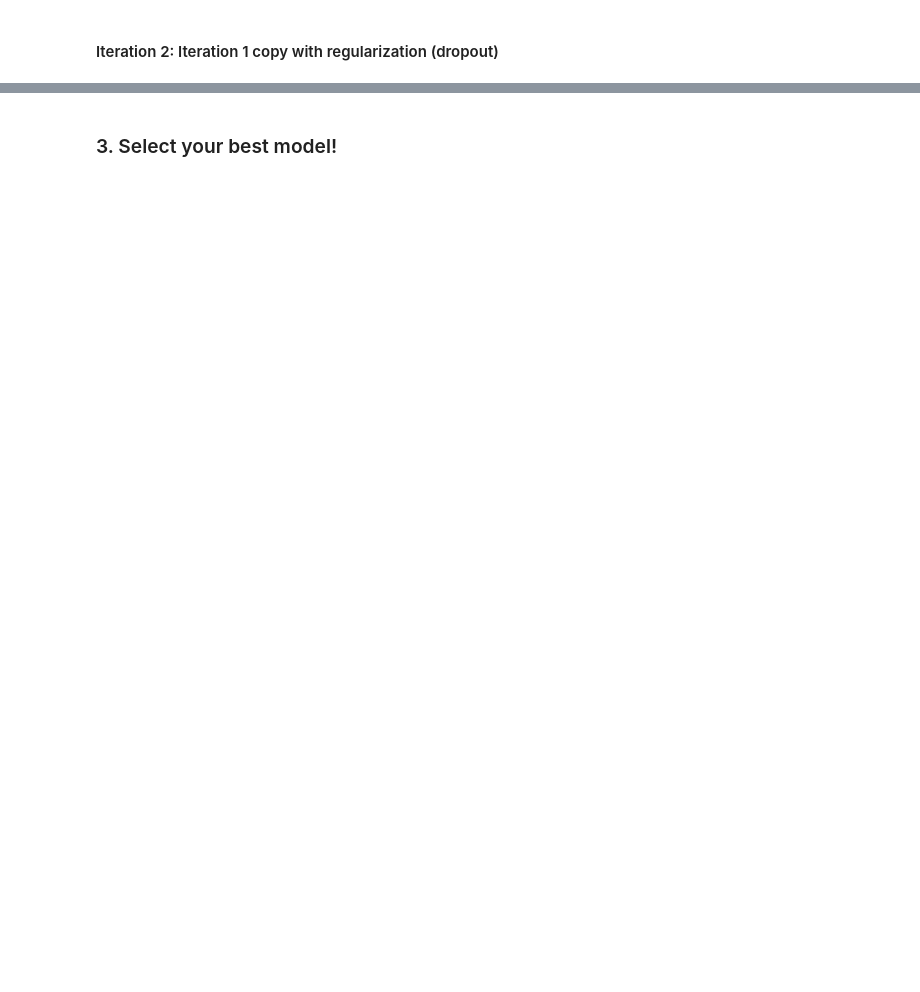
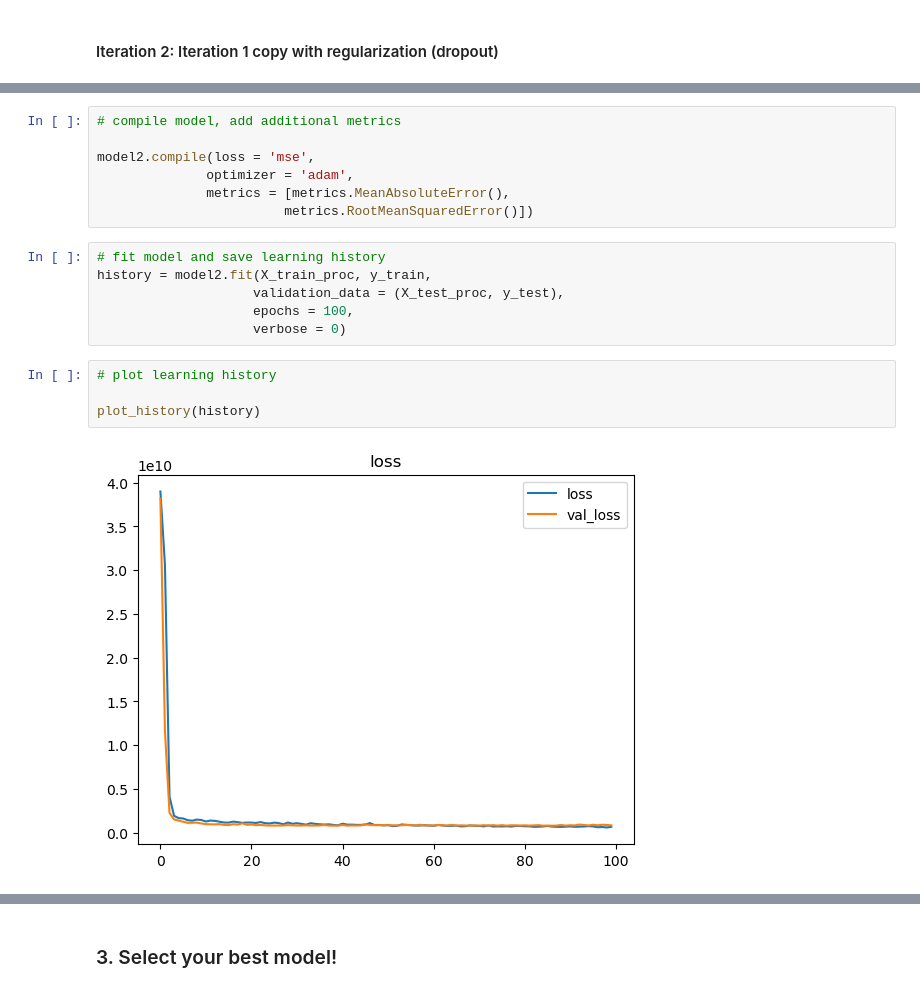
Before and after one commit to kellianneyang/advanced-machine-learning, a Jupyter notebook: Neural Network Kaggle Exercise (Core).ipynb, the cells around one changed output, grey strips where cells are left out. Cells and saved outputs as stored; diff of their text form; blank space fills up the shorter version.

```diff
--- a/Neural Network Kaggle Exercise (Core).ipynb
+++ b/Neural Network Kaggle Exercise (Core).ipynb
@@ -304,0 +384,19 @@ ValueError: Failed to find data adapter that can handle input: <class 'scipy.spa
+# %%
+# compile model, add additional metrics
+
+model2.compile(loss = 'mse',
+              optimizer = 'adam',
+              metrics = [metrics.MeanAbsoluteError(),
+                        metrics.RootMeanSquaredError()])
+# %%
+# fit model and save learning history
+history = model2.fit(X_train_proc, y_train,
+                    validation_data = (X_test_proc, y_test),
+                    epochs = 100,
+                    verbose = 0)
+# %%
+# plot learning history
+
+plot_history(history)
+# %% [output]
+[figure, added]
```
Also changed, not shown: parts of 19 cells of this notebook.
